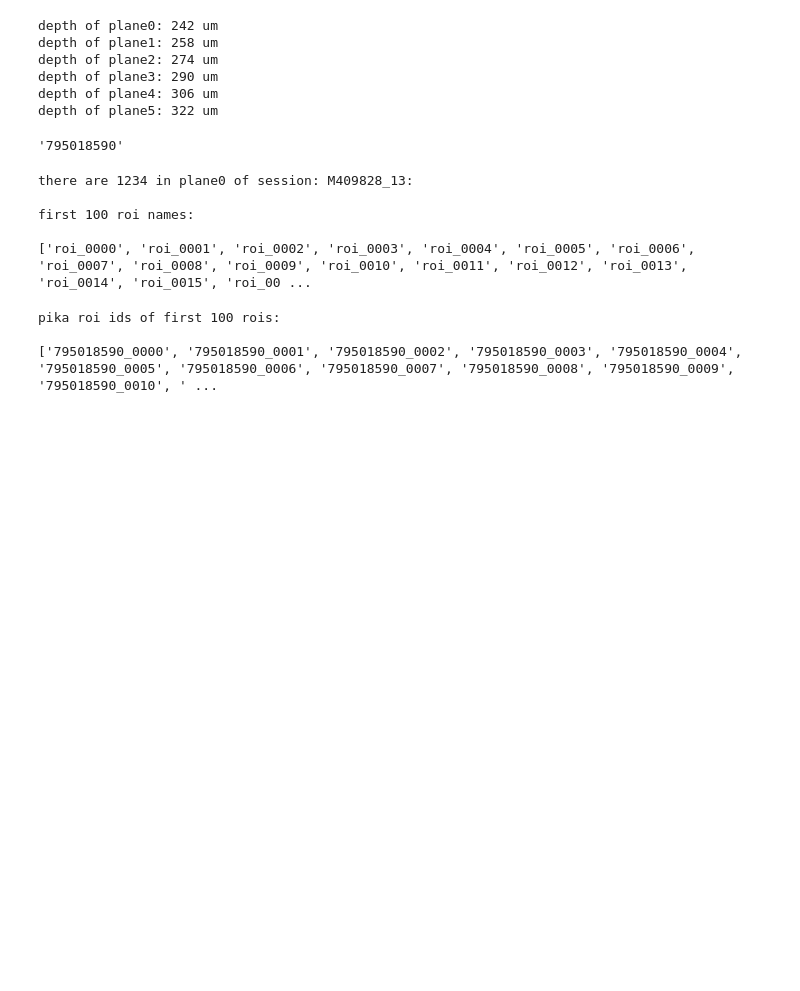
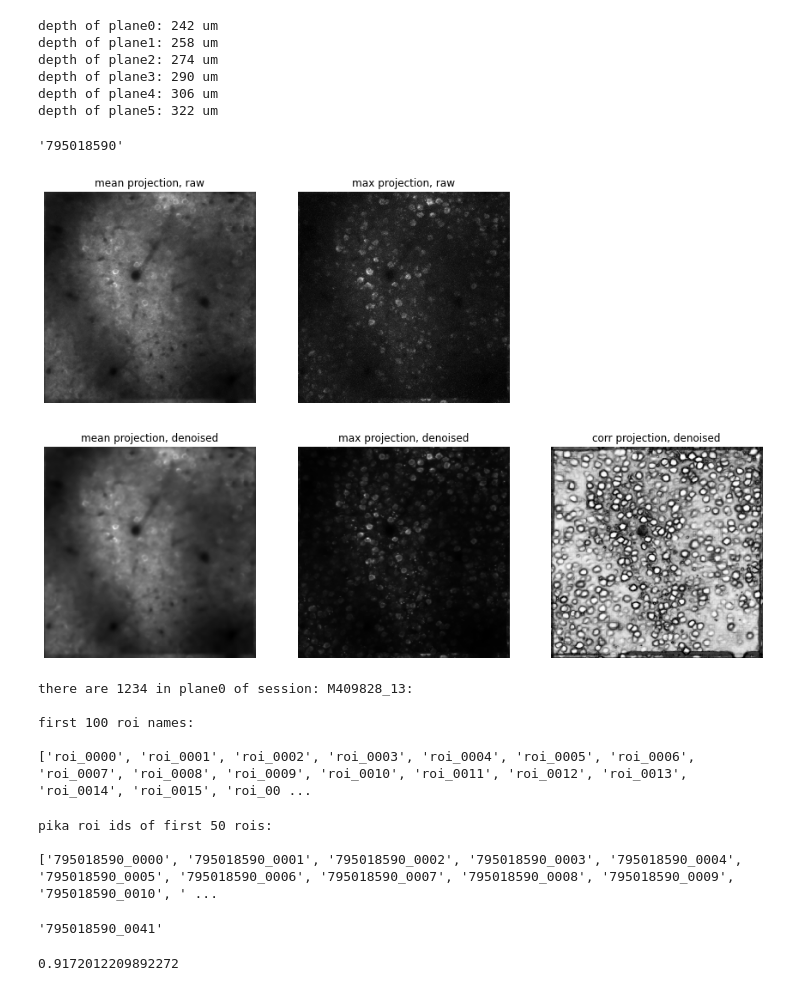
Before and after one commit to AllenInstitute/v1dd_physiology, a Jupyter notebook: v1dd_physiology/example_notebooks/2022-06-27-data-fetching.ipynb, the cells around one changed output. Drawn from its saved outputs; the diff is of its cells as text; code cells hidden in the pictures; blank space fills up the shorter version.

```diff
--- a/v1dd_physiology/example_notebooks/2022-06-27-data-fetching.ipynb
+++ b/v1dd_physiology/example_notebooks/2022-06-27-data-fetching.ipynb
@@ -104,6 +104,26 @@ exp_id = daf.get_lims_experiment_id(nwb_f=nwb_f, plane_n=plane_n)
 exp_id
 # %% [output]
 '795018590'
+# %%
+proj_raw_mean, proj_raw_max, proj_de_mean, proj_de_max, proj_de_corr = \
+daf.get_plane_projections(nwb_f=nwb_f, plane_n=plane_n)
+
+f, axs = plt.subplots(ncols=3, nrows=2, figsize=(15, 10))
+axs[0, 0].imshow(proj_raw_mean, cmap='gray', interpolation='nearest')
+axs[0, 0].set_title('mean projection, raw')
+axs[0, 1].imshow(proj_raw_max, cmap='gray', interpolation='nearest')
+axs[0, 1].set_title('max projection, raw')
+axs[1, 0].imshow(proj_de_mean, cmap='gray', interpolation='nearest')
+axs[1, 0].set_title('mean projection, denoised')
+axs[1, 1].imshow(proj_de_max, cmap='gray', interpolation='nearest')
+axs[1, 1].set_title('max projection, denoised')
+axs[1, 2].imshow(proj_de_corr, cmap='gray', interpolation='nearest')
+axs[1, 2].set_title('corr projection, denoised')
+
+for ax in axs.flat:
+    ax.set_axis_off()
+# %% [output]
+[figure, added]
 # %%
 roi_ns = daf.get_roi_ns(nwb_f=nwb_f, plane_n=plane_n)
 print(f'there are {len(roi_ns)} in {plane_n} of session: {sess_id}:')
@@ -117,9 +137,9 @@ first 100 roi names:
 ['roi_0000', 'roi_0001', 'roi_0002', 'roi_0003', 'roi_0004', 'roi_0005', 'roi_0006', 'roi_0007', 'roi_0008', 'roi_0009', 'roi_0010', 'roi_0011', 'roi_0012', 'roi_0013', 'roi_0014', 'roi_0015', 'roi_00 ...
 # %%
 pika_roi_ids = daf.get_pika_roi_ids(nwb_f=nwb_f, plane_n=plane_n)
-print('\npika roi ids of first 100 rois:\n')
-print(pika_roi_ids[0:100])
+print('\npika roi ids of first 50 rois:\n')
+print(pika_roi_ids[0:50])
 # %% [output]
-pika roi ids of first 100 rois:
+pika roi ids of first 50 rois:
 
 ['795018590_0000', '795018590_0001', '795018590_0002', '795018590_0003', '795018590_0004', '795018590_0005', '795018590_0006', '795018590_0007', '795018590_0008', '795018590_0009', '795018590_0010', ' ...
@@ -125,0 +148,8 @@ pika roi ids of first 100 rois:
+# %%
+daf.get_pika_roi_id(nwb_f=nwb_f, plane_n=plane_n, roi_n=roi_n)
+# %% [output]
+'795018590_0041'
+# %%
+daf.get_pika_classifier_score(nwb_f=nwb_f, plane_n=plane_n, roi_n=roi_n)
+# %% [output]
+0.9172012209892272
```
Also changed, not shown: parts of 4 cells of this notebook, 1 other file.
